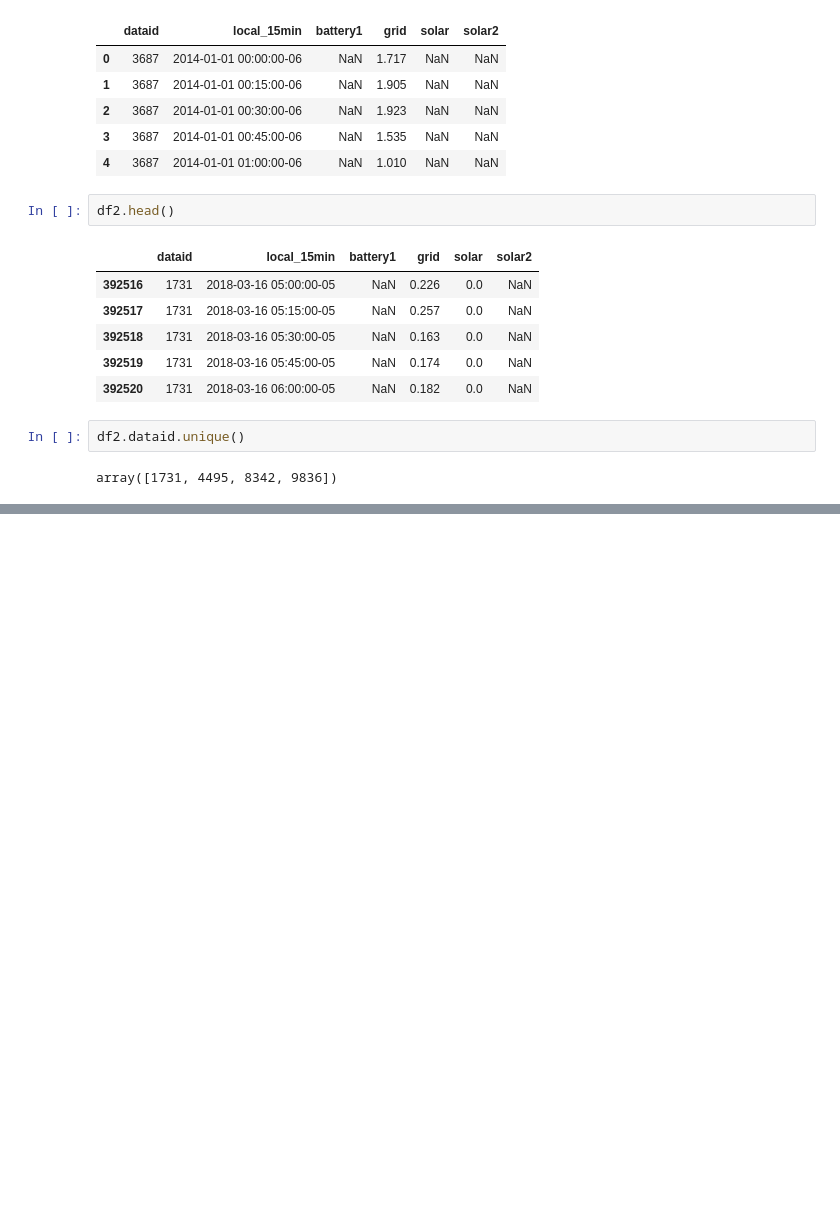
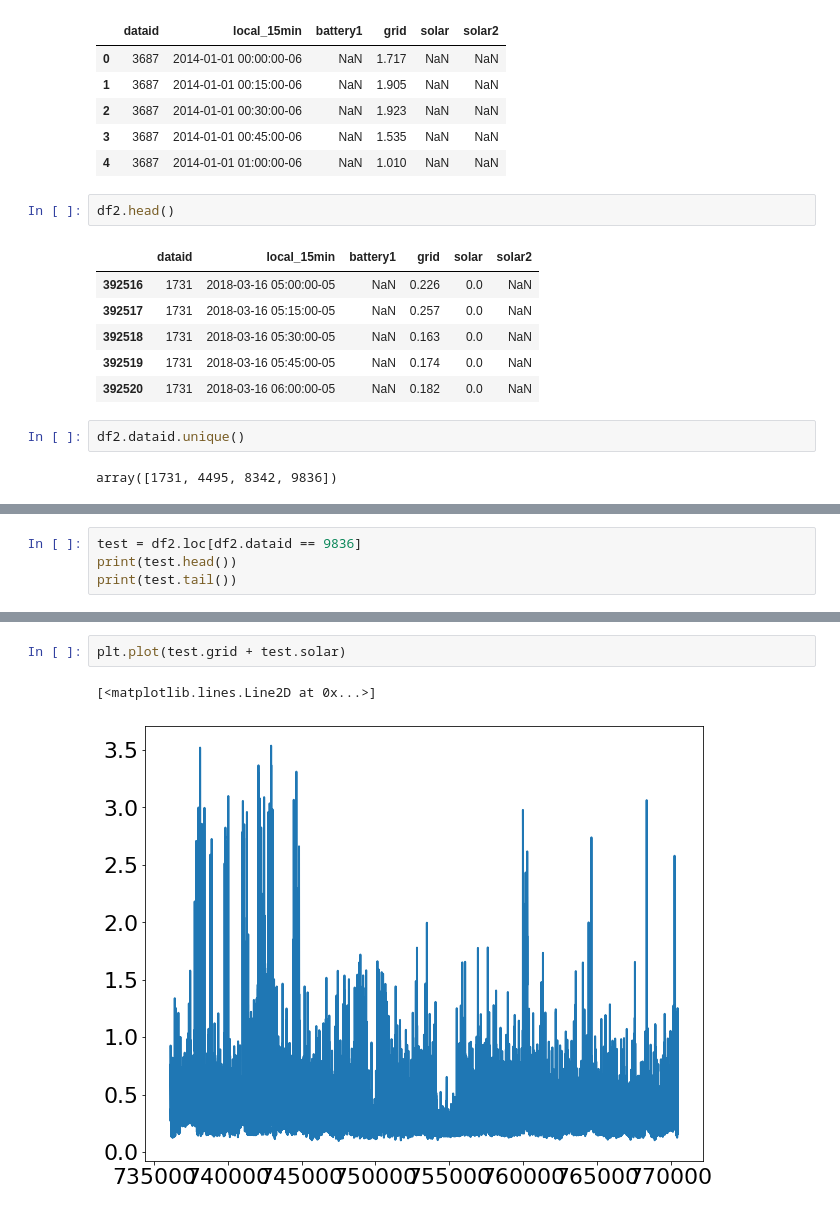
Before and after one commit to kevinrussellmoy/optimal-btm-storage-dispatch, a Jupyter notebook: ca_data_import.ipynb, the cells around one changed output, grey strips where cells are left out. Saved outputs shown, nothing was run; the diff lists cells and outputs as text; blank space fills up the shorter version.

```diff
--- a/ca_data_import.ipynb
+++ b/ca_data_import.ipynb
@@ -72,0 +106,4 @@ array([1731, 4495, 8342, 9836])
+# %%
+test = df2.loc[df2.dataid == 9836]
+print(test.head())
+print(test.tail())
@@ -72,0 +123,5 @@ array([1731, 4495, 8342, 9836])
+# %%
+plt.plot(test.grid + test.solar)
+# %% [output]
+[<matplotlib.lines.Line2D at 0x...>]
+[figure, added]
```
Also changed, not shown: parts of 9 cells of this notebook, 9 other files.
